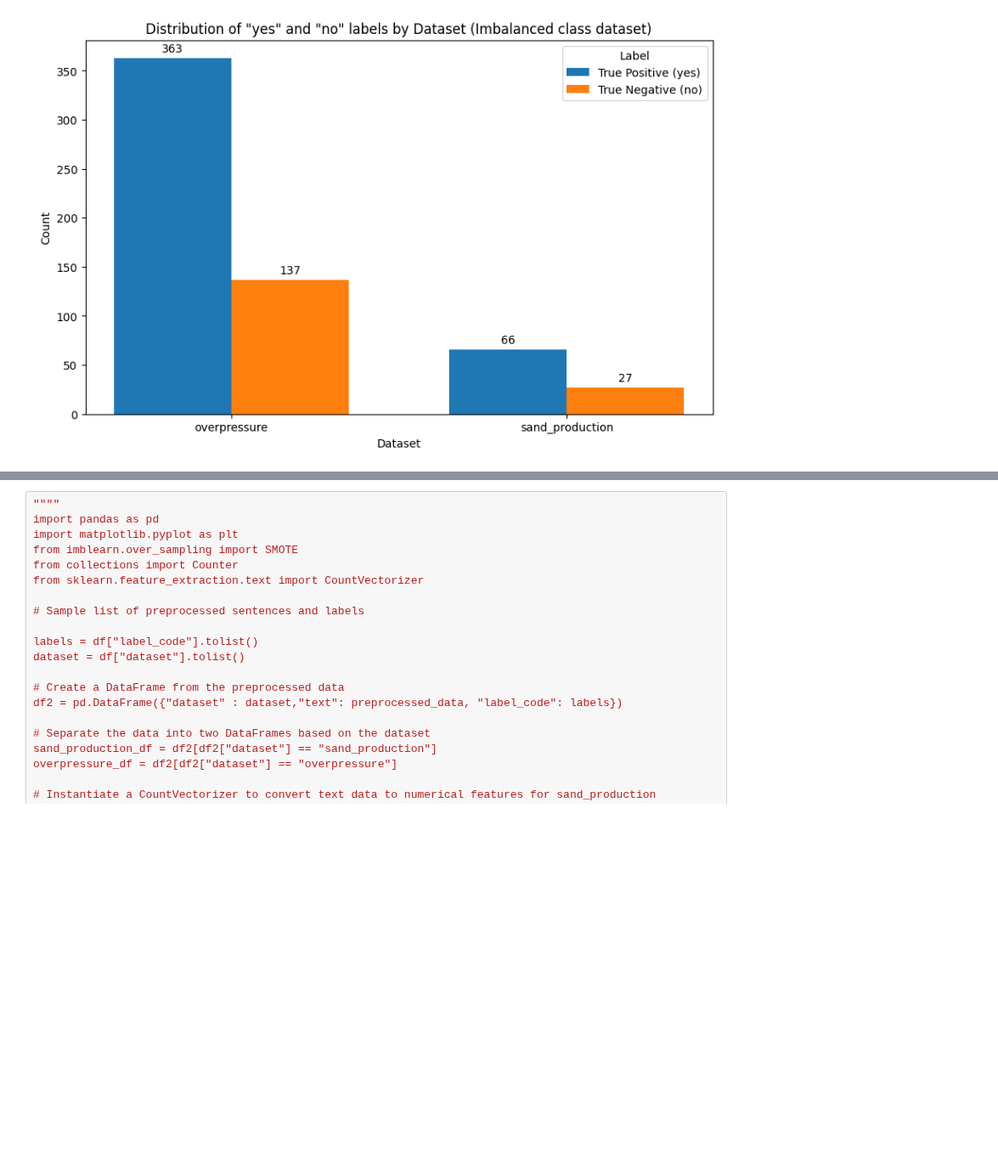
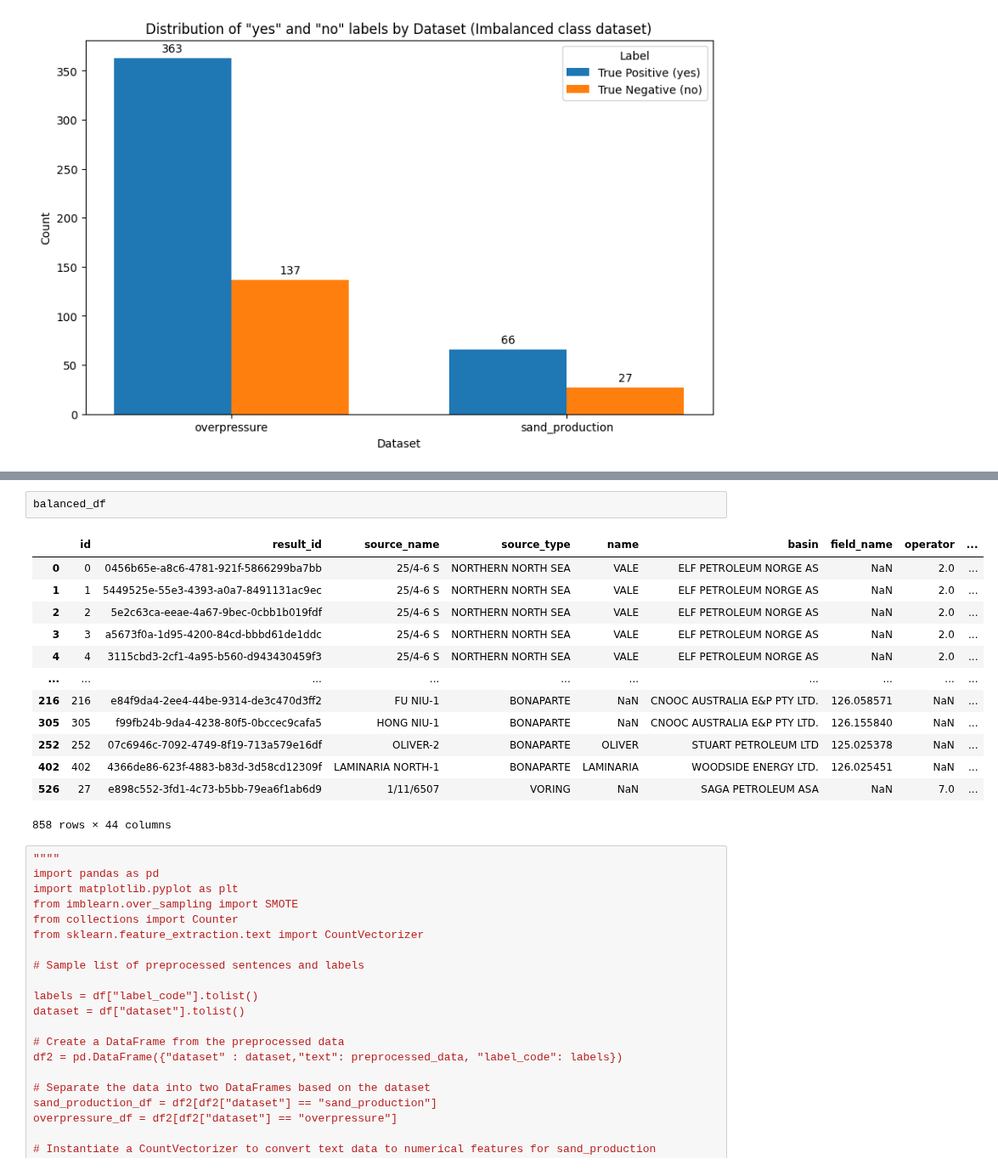
Before and after one commit to zahidhamidi/ML-Project, a Jupyter notebook: Testing_Pre_trained_Model_Binary_False_Positive_Case_Classification.ipynb, the cells around one changed output, grey strips where cells are left out. Shown at 85% size. Cells and saved outputs as stored; diff of their text form; blank space fills up the shorter version.

```diff
--- a/Testing_Pre_trained_Model_Binary_False_Positive_Case_Classification.ipynb
+++ b/Testing_Pre_trained_Model_Binary_False_Positive_Case_Classification.ipynb
@@ -198,3 +257,19 @@ df
+# %%
+balanced_df
+# %% [output]
+|  | id | result_id | source_name | source_type | name | basin | field_name | operator | ... |
+| 0 | 0 | 0456b65e-a8c6-4781-921f-5866299ba7bb | 25/4-6 S | NORTHERN NORTH SEA | VALE | ELF PETROLEUM NORGE AS | NaN | 2.0 | ... |
+| 1 | 1 | 5449525e-55e3-4393-a0a7-8491131ac9ec | 25/4-6 S | NORTHERN NORTH SEA | VALE | ELF PETROLEUM NORGE AS | NaN | 2.0 | ... |
+| 2 | 2 | 5e2c63ca-eeae-4a67-9bec-0cbb1b019fdf | 25/4-6 S | NORTHERN NORTH SEA | VALE | ELF PETROLEUM NORGE AS | NaN | 2.0 | ... |
+| 3 | 3 | a5673f0a-1d95-4200-84cd-bbbd61de1ddc | 25/4-6 S | NORTHERN NORTH SEA | VALE | ELF PETROLEUM NORGE AS | NaN | 2.0 | ... |
+| 4 | 4 | 3115cbd3-2cf1-4a95-b560-d943430459f3 | 25/4-6 S | NORTHERN NORTH SEA | VALE | ELF PETROLEUM NORGE AS | NaN | 2.0 | ... |
+| ... | ... | ... | ... | ... | ... | ... | ... | ... | ... |
+| 216 | 216 | e84f9da4-2ee4-44be-9314-de3c470d3ff2 | FU NIU-1 | BONAPARTE | NaN | CNOOC AUSTRALIA E&P PTY LTD. | 126.058571 | NaN | ... |
+| 305 | 305 | f99fb24b-9da4-4238-80f5-0bccec9cafa5 | HONG NIU-1 | BONAPARTE | NaN | CNOOC AUSTRALIA E&P PTY LTD. | 126.155840 | NaN | ... |
+| 252 | 252 | 07c6946c-7092-4749-8f19-713a579e16df | OLIVER-2 | BONAPARTE | OLIVER | STUART PETROLEUM LTD | 125.025378 | NaN | ... |
+| 402 | 402 | 4366de86-623f-4883-b83d-3d58cd12309f | LAMINARIA NORTH-1 | BONAPARTE | LAMINARIA | WOODSIDE ENERGY LTD. | 126.025451 | NaN | ... |
+| 526 | 27 | e898c552-3fd1-4c73-b5bb-79ea6f1ab6d9 | 1/11/6507 | VORING | NaN | SAGA PETROLEUM ASA | NaN | 7.0 | ... |
+858 rows × 44 columns
 # %%
 """"
 import pandas as pd
```
Also changed, not shown: parts of 14 cells of this notebook.
